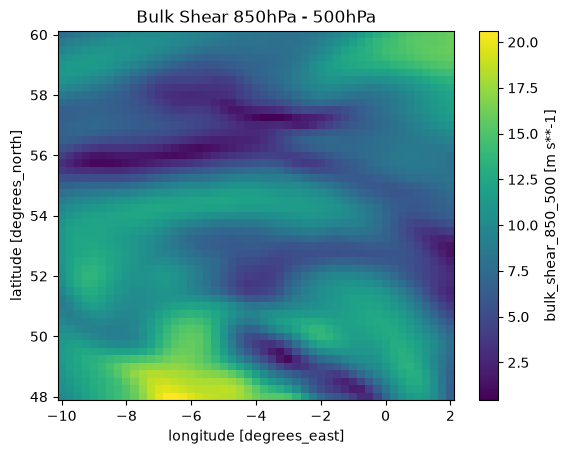
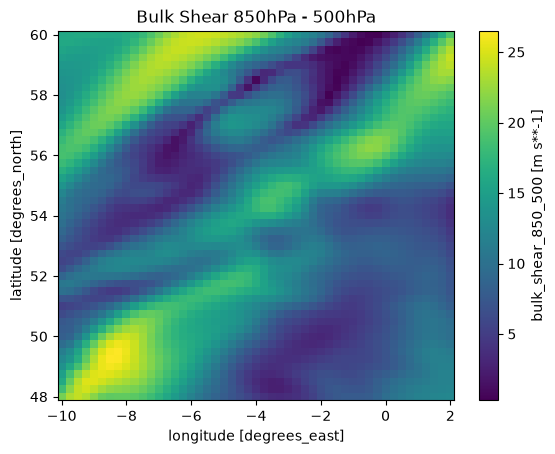
The notebook cell's code change between the first figure and the second:
--- before
+++ after
@@ -11,9 +11,9 @@
 
 fig1, ax1 = plt.subplots()
-shear_features['bulk_shear_850_500'].isel(valid_time=0).plot(ax=ax1)
+shear_features['bulk_shear_850_500'].isel(valid_time=7).plot(ax=ax1)
 ax1.set_title("Bulk Shear 850hPa - 500hPa")
 
 fig2, ax2 = plt.subplots()
-shear_features['dir_shear_850_500'].isel(valid_time=0).plot(ax=ax2, cmap="RdBu", vmin=-180, vmax=180)
+shear_features['dir_shear_850_500'].isel(valid_time=7).plot(ax=ax2, cmap="RdBu", vmin=-180, vmax=180)
 ax2.set_title("Directional Shear 850hPa - 500hPa")
 

Commit: CAPE computation w/ dask parellelization measured